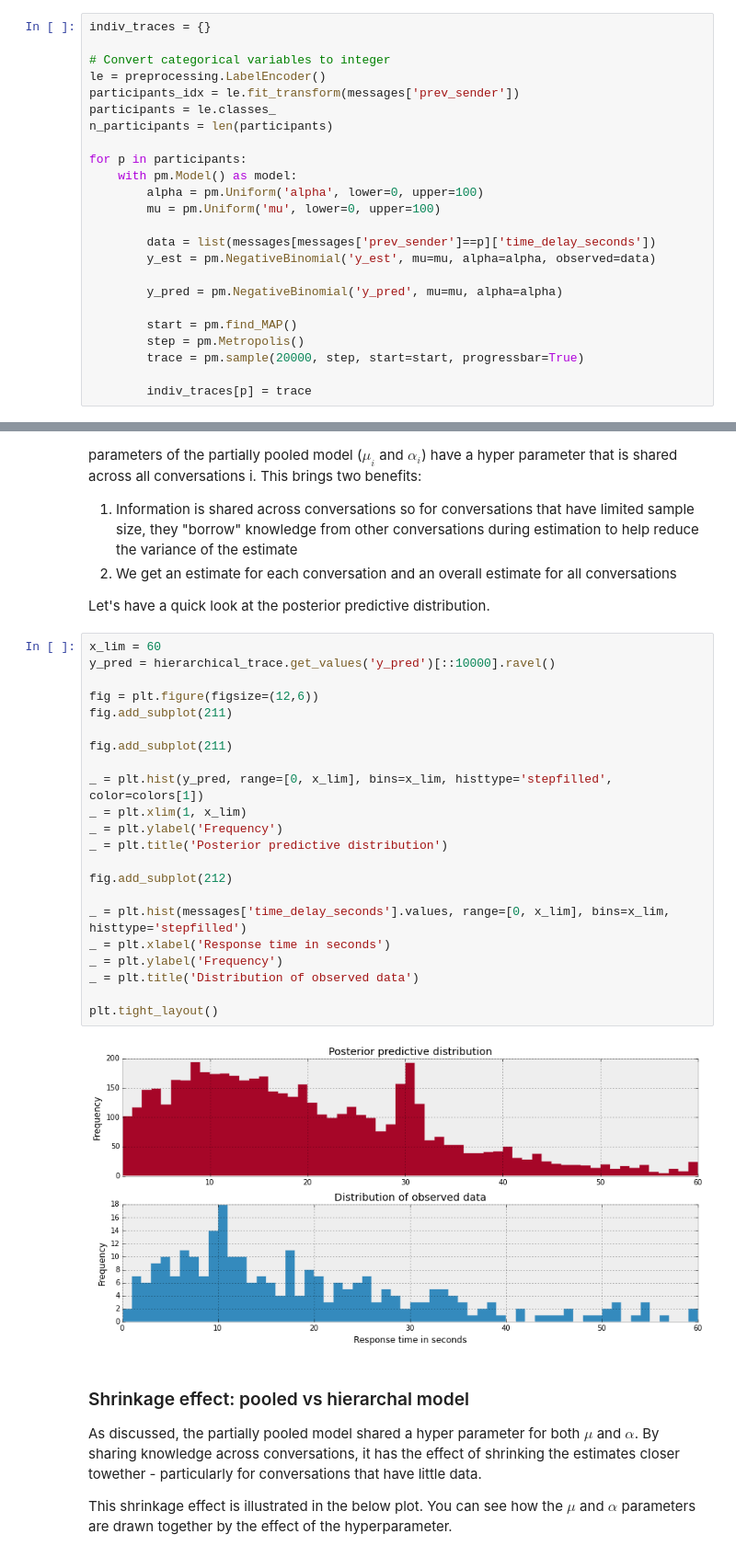
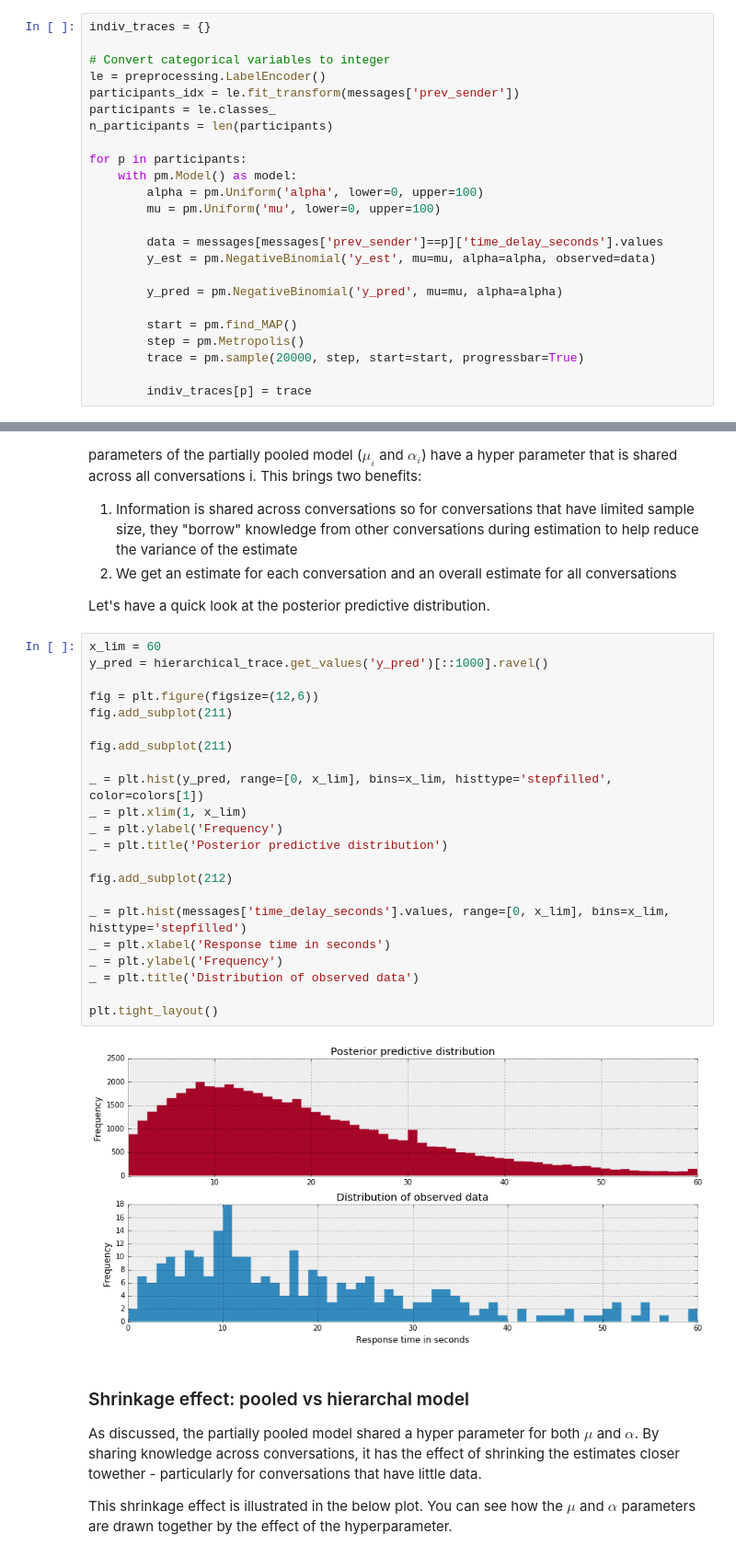
Before and after one commit to markdregan/Bayesian-Modelling-in-Python, a Jupyter notebook: Section 3. Hierarchical modelling.ipynb, the cells around one changed output, grey strips where cells are left out. Shown at 92% size. Drawn from its saved outputs; the diff is of its cells as text.

```diff
--- a/Section 3. Hierarchical modelling.ipynb
+++ b/Section 3. Hierarchical modelling.ipynb
@@ -54,7 +54,7 @@ for p in participants:
         alpha = pm.Uniform('alpha', lower=0, upper=100)
         mu = pm.Uniform('mu', lower=0, upper=100)
 
-        data = list(messages[messages['prev_sender']==p]['time_delay_seconds'])
+        data = messages[messages['prev_sender']==p]['time_delay_seconds'].values
         y_est = pm.NegativeBinomial('y_est', mu=mu, alpha=alpha, observed=data)
 
         y_pred = pm.NegativeBinomial('y_pred', mu=mu, alpha=alpha)
@@ -209,28 +202,28 @@ You can see for the estimates of $\mu$ and $\alpha$ that we have multiple plots
 Let's have a quick look at the posterior predictive distribution.
 # %%
 x_lim = 60
-y_pred = hierarchical_trace.get_values('y_pred')[::10000].ravel()
+y_pred = hierarchical_trace.get_values('y_pred')[::1000].ravel()
 
 fig = plt.figure(figsize=(12,6))
 fig.add_subplot(211)
 
 fig.add_subplot(211)
 
 _ = plt.hist(y_pred, range=[0, x_lim], bins=x_lim, histtype='stepfilled', color=colors[1])
 _ = plt.xlim(1, x_lim)
 _ = plt.ylabel('Frequency')
 _ = plt.title('Posterior predictive distribution')
 
 fig.add_subplot(212)
 
 _ = plt.hist(messages['time_delay_seconds'].values, range=[0, x_lim], bins=x_lim, histtype='stepfilled')
 _ = plt.xlabel('Response time in seconds')
 _ = plt.ylabel('Frequency')
 _ = plt.title('Distribution of observed data')
 
 plt.tight_layout()
 # %% [output]
-[figure, old version]
+[figure, new version]
 # %% [markdown]
 ### Shrinkage effect: pooled vs hierarchal model
 As discussed, the partially pooled model shared a hyper parameter for both $\mu$ and $\alpha$. By sharing knowledge across conversations, it has the effect of shrinking the estimates closer towether - particularly for conversations that have little data.
```
Also changed, not shown: parts of 13 cells of this notebook.
